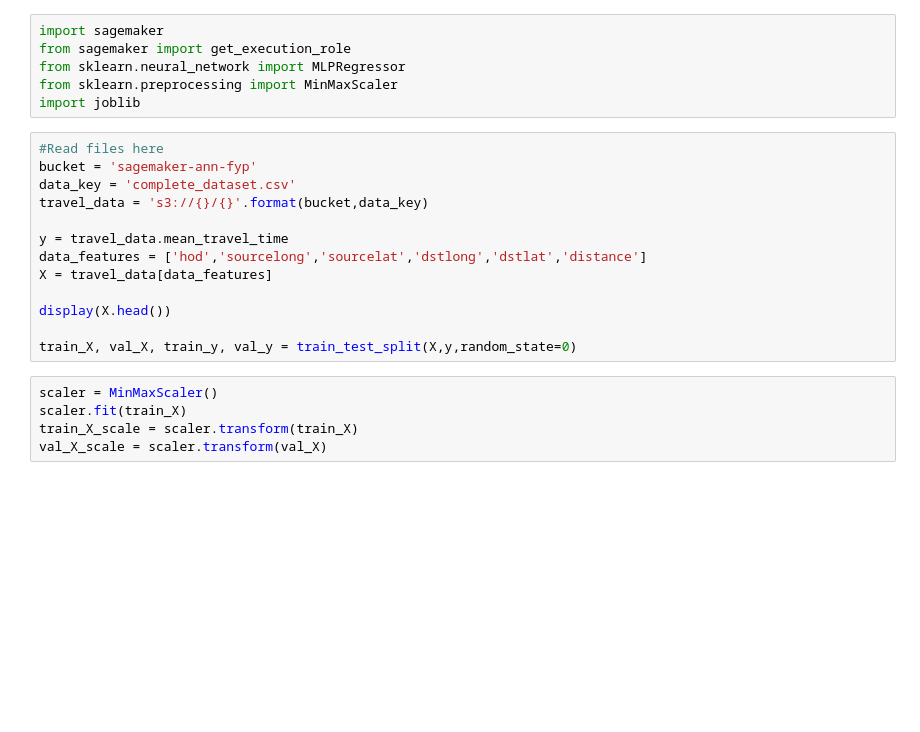
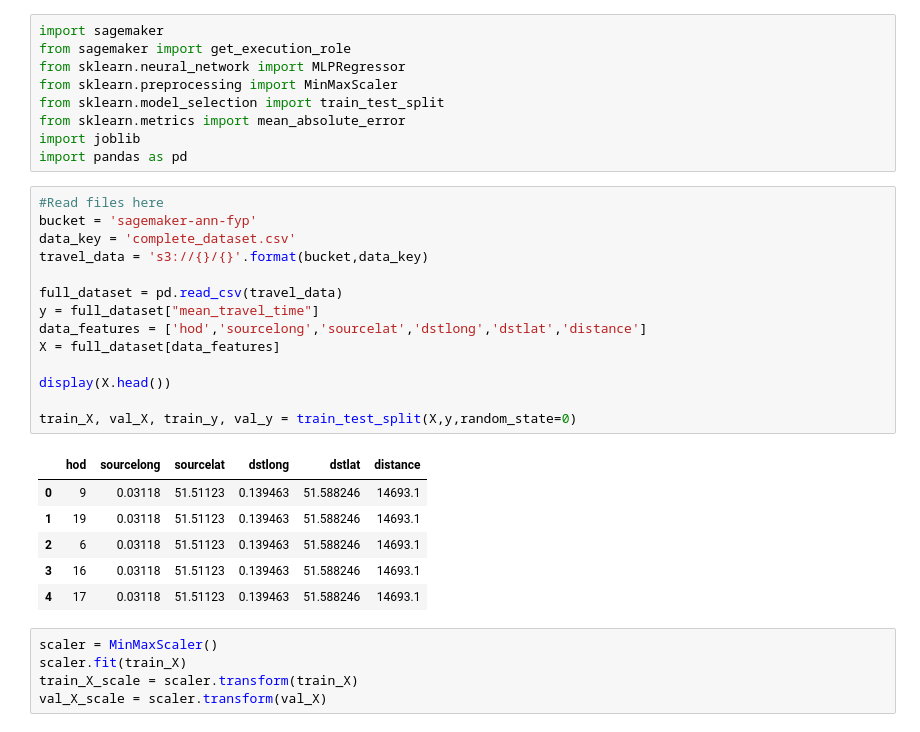
Before and after one commit to jasonk16/sagemaker-scikit-ann-traveltime, a Jupyter notebook: ANN Scikit-learn Travel time prediction.ipynb, the cells around one changed output. Cells and saved outputs as stored; diff of their text form; blank space fills up the shorter version.

Commit message:
Trained model

```diff
--- a/ANN Scikit-learn Travel time prediction.ipynb
+++ b/ANN Scikit-learn Travel time prediction.ipynb
@@ -3,20 +3,31 @@ import sagemaker
 from sagemaker import get_execution_role
 from sklearn.neural_network import MLPRegressor
 from sklearn.preprocessing import MinMaxScaler
+from sklearn.model_selection import train_test_split
+from sklearn.metrics import mean_absolute_error
 import joblib
+import pandas as pd
 # %%
 #Read files here
 bucket = 'sagemaker-ann-fyp'
 data_key = 'complete_dataset.csv'
 travel_data = 's3://{}/{}'.format(bucket,data_key)
 
-y = travel_data.mean_travel_time
+full_dataset = pd.read_csv(travel_data)
+y = full_dataset["mean_travel_time"]
 data_features = ['hod','sourcelong','sourcelat','dstlong','dstlat','distance']
-X = travel_data[data_features]
+X = full_dataset[data_features]
 
 display(X.head())
 
 train_X, val_X, train_y, val_y = train_test_split(X,y,random_state=0)
+# %% [output]
+|  | hod | sourcelong | sourcelat | dstlong | dstlat | distance |
+| 0 | 9 | 0.03118 | 51.51123 | 0.139463 | 51.588246 | 14693.1 |
+| 1 | 19 | 0.03118 | 51.51123 | 0.139463 | 51.588246 | 14693.1 |
+| 2 | 6 | 0.03118 | 51.51123 | 0.139463 | 51.588246 | 14693.1 |
+| 3 | 16 | 0.03118 | 51.51123 | 0.139463 | 51.588246 | 14693.1 |
+| 4 | 17 | 0.03118 | 51.51123 | 0.139463 | 51.588246 | 14693.1 |
 # %%
 scaler = MinMaxScaler()
 scaler.fit(train_X)
```
Also changed, not shown: parts of 3 cells of this notebook.
